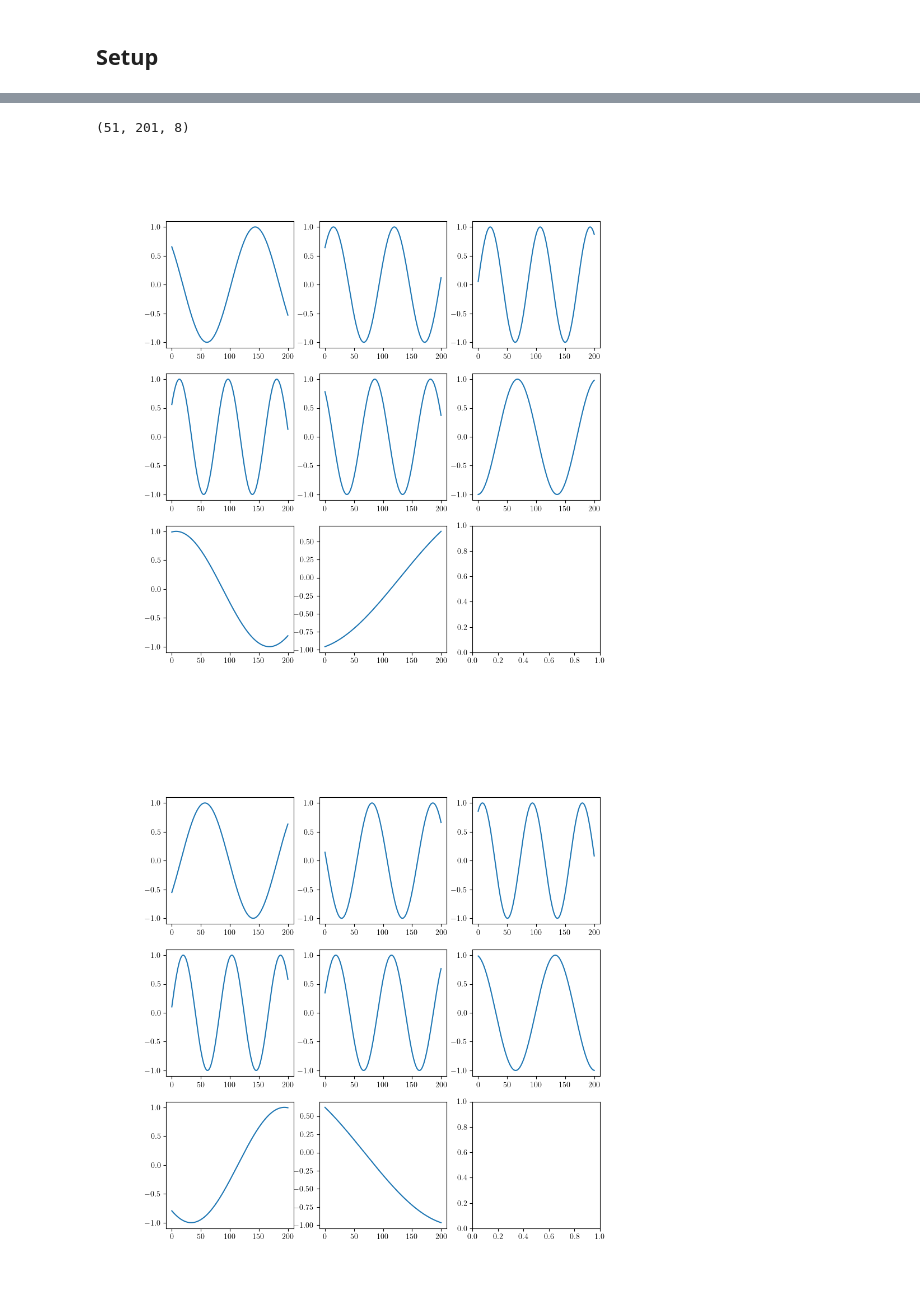
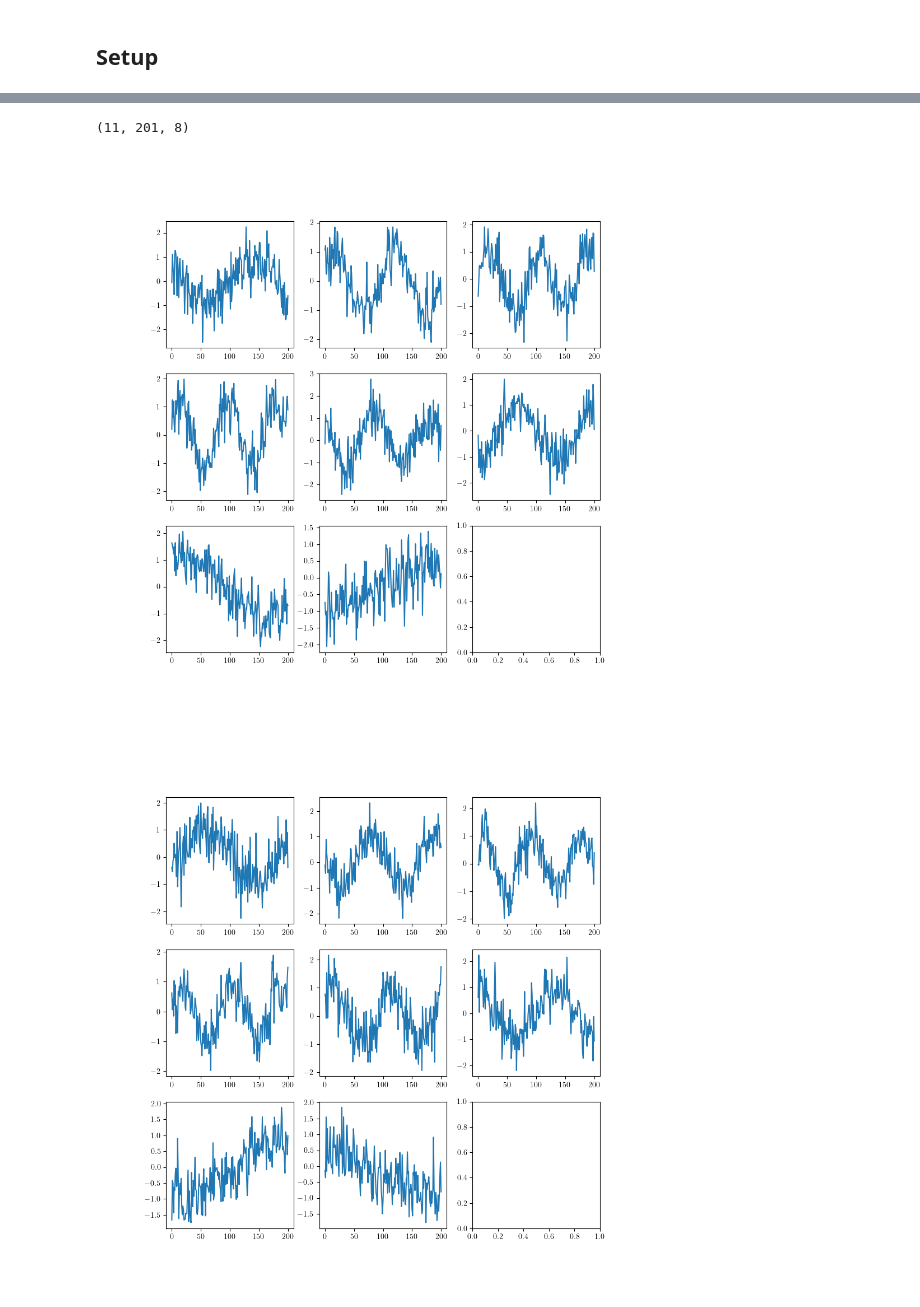
Before and after one commit to zyjux/harmonic_gw, a Jupyter notebook: TAPE_initial_synthetic.ipynb, the cells around one changed output, grey strips where cells are left out. Cells and saved outputs as stored; diff of their text form; code cells hidden in the pictures.

```diff
--- a/TAPE_initial_synthetic.ipynb
+++ b/TAPE_initial_synthetic.ipynb
@@ -20,2 +24,7 @@ z = np.cos((-xx * np.sin(theta) + yy * np.cos(theta))*scale)
+# %%
+noisy = True
+rng = np.random.default_rng()
+if noisy:
+    z = z + rng.normal(0, 0.6, z.shape)
 # %%
 mpl.rc('text', usetex = True)
@@ -40,4 +64,4 @@ F.tight_layout()
 def sample_line(center_pt, angle, length=200, sample_ratio=1):
     start = np.subtract(center_pt, (length/2 * np.cos(angle), length/2 * np.sin(angle)))
     end = np.add(center_pt, (length/2 * np.cos(angle), length/2 * np.sin(angle)))
-    return np.linspace(start[0], end[0], sample_ratio*length + 1), np.linspace(start[1], end[1], sample_ratio*length + 1)
+    return np.linspace(start[0], end[0], int(sample_ratio*length + 1)), np.linspace(start[1], end[1], int(sample_ratio*length + 1))
@@ -62,13 +71,14 @@ def sample_box_disp(center_pt, angle, width=50, sample_length=200, color='red'):
 #    center_pt: center of the entire sample
 #    angle: angle of the parallel sample lines
 #    width: how wide the batch of parallel lines should be
+#    width_ratio: how densely the width should be sampled
 #    sample_length: how many pixels long the sample lines should be
 #    sample_ratio: how densely each sample line should be sampled
 #    crop: whether to crop the image down to increase the speed of map_coordinates
 # If crop is set, crops the image down to just the size needed for the lines (plus 20 pixels on each side for map_coordinate's interplation) to speed up computation significantly; the speed of map_coordinates seems to be sensitive to input size
 # First finds a line of length given by width through the center point perpendicular to the parallel lines and computes center points (center_x, center_y) for the parallel lines
 # The interpolated values from the ith line are stored in the ith row of the line_vals matrix
-def parallel_line_vals(img, center_pt, angle, width=50, sample_length=200, sample_ratio=1, crop=True, pro_bar=True):
+def parallel_line_vals(img, center_pt, angle, width=50, width_ratio=1/5, sample_length=200, sample_ratio=1, crop=True, pro_bar=True):
     if crop:
         radius = int(np.ceil(max(width/2, sample_length/2))) + 20
         start, end = (np.subtract(center_pt, radius), np.add(center_pt, radius))
@@ -77,9 +87,9 @@ def parallel_line_vals(img, center_pt, angle, width=50, sample_length=200, sampl
     else:
         _img = img
         _center = center_pt
-    center_x, center_y = sample_line(_center, angle + np.pi/2, width, 1)
-    line_vals = np.empty((width + 1, sample_length*sample_ratio + 1))
-    for i in tqdm(range(width + 1), disable=not pro_bar):
+    center_x, center_y = sample_line(_center, angle + np.pi/2, width, width_ratio)
+    line_vals = np.empty((int(width*width_ratio + 1), sample_length*sample_ratio + 1))
+    for i in tqdm(range(int(width*width_ratio + 1)), disable=not pro_bar):
         line_x, line_y = sample_line((center_x[i], center_y[i]), angle, sample_length, sample_ratio)
         line_vals[i, :] = scipy.ndimage.map_coordinates(_img, np.vstack((line_y, line_x)))
     return line_vals
@@ -110,5 +120,5 @@ ax.plot(A[25, :])
 # %%
-def TAPE_raw(img, center_pt, num_angles=8, width=50, sample_length=200, sample_ratio=1, crop=True):
+def TAPE_raw(img, center_pt, num_angles=8, width=50, width_ratio=1/5, sample_length=200, sample_ratio=1, crop=True):
     if crop:
         radius = int(np.ceil(max(width/2, sample_length/2))) + 20
         start, end = (np.subtract(center_pt, radius), np.add(center_pt, radius))
@@ -117,7 +127,7 @@ def TAPE_raw(img, center_pt, num_angles=8, width=50, sample_length=200, sample_r
     else:
         _img = img
         _center = center_pt
-    raw_samples = np.empty((width + 1, sample_length + 1, num_angles))
+    raw_samples = np.empty((int(width*width_ratio + 1), sample_length + 1, num_angles))
     angles = np.linspace(-np.pi/2, np.pi/2, num_angles + 1)[:-1]
     for i, angle in enumerate(tqdm(angles)):
         raw_samples[:, :, i] = parallel_line_vals(
@@ -125,6 +135,7 @@ def TAPE_raw(img, center_pt, num_angles=8, width=50, sample_length=200, sample_r
             _center,
             angle,
             width=width,
+            width_ratio=width_ratio,
             sample_length=sample_length,
             sample_ratio=sample_ratio,
             crop=False,
@@ -136,16 +147,16 @@ raw_tape = TAPE_raw(z, (249, 249))
 # %%
 raw_tape.shape
 # %% [output]
-(51, 201, 8)
+(11, 201, 8)
 # %%
 F, axes = plt.subplots(3, 3, figsize=(10, 10))
 for i, ax in enumerate(axes.reshape(-1)[:-1]):
     ax.plot(raw_tape[0, :, i])
 # %% [output]
-[figure, old version]
+[figure, new version]
 # %%
 F, axes = plt.subplots(3, 3, figsize=(10, 10))
 for i, ax in enumerate(axes.reshape(-1)[:-1]):
-    ax.plot(raw_tape[50, :, i])
+    ax.plot(raw_tape[10, :, i])
 # %% [output]
-[figure, old version]
+[figure, new version]
```
Also changed, not shown: parts of 23 cells of this notebook, 1 other file.
